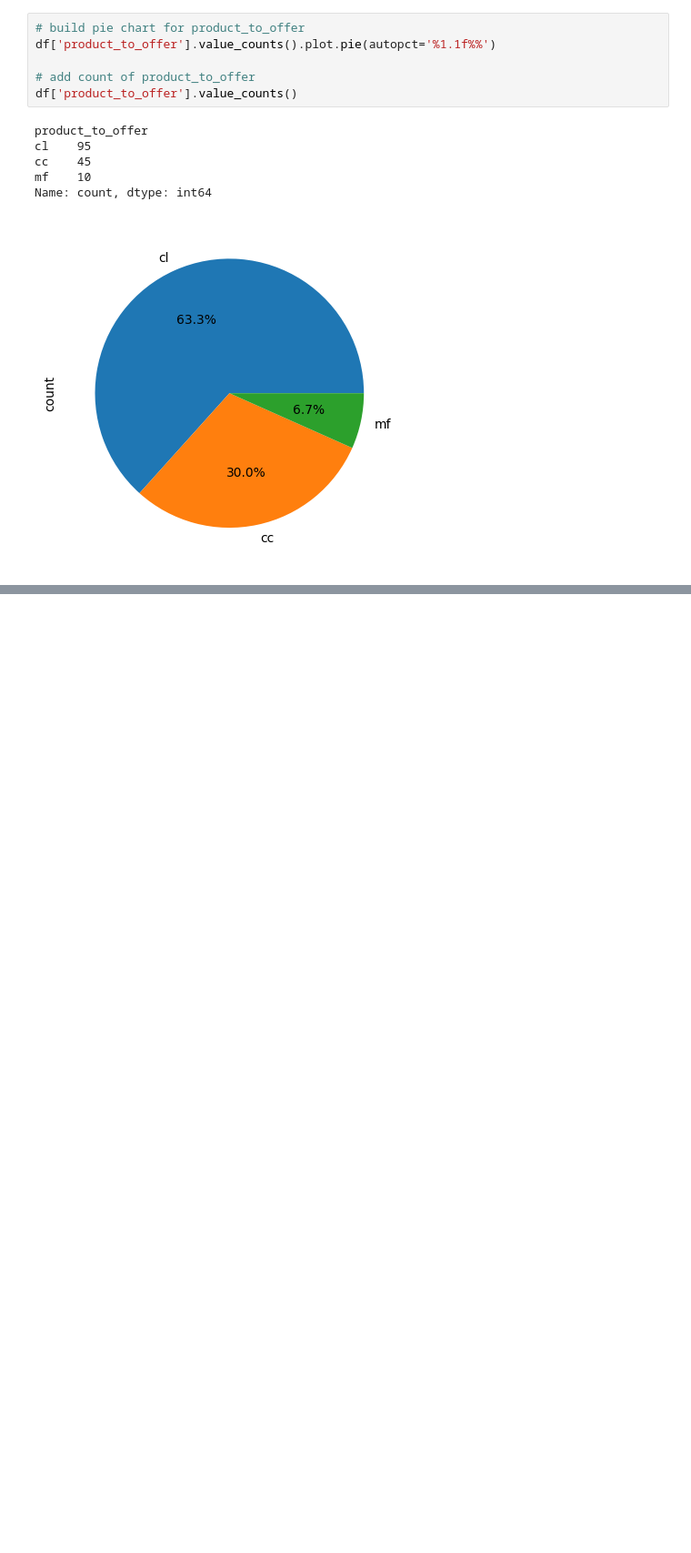
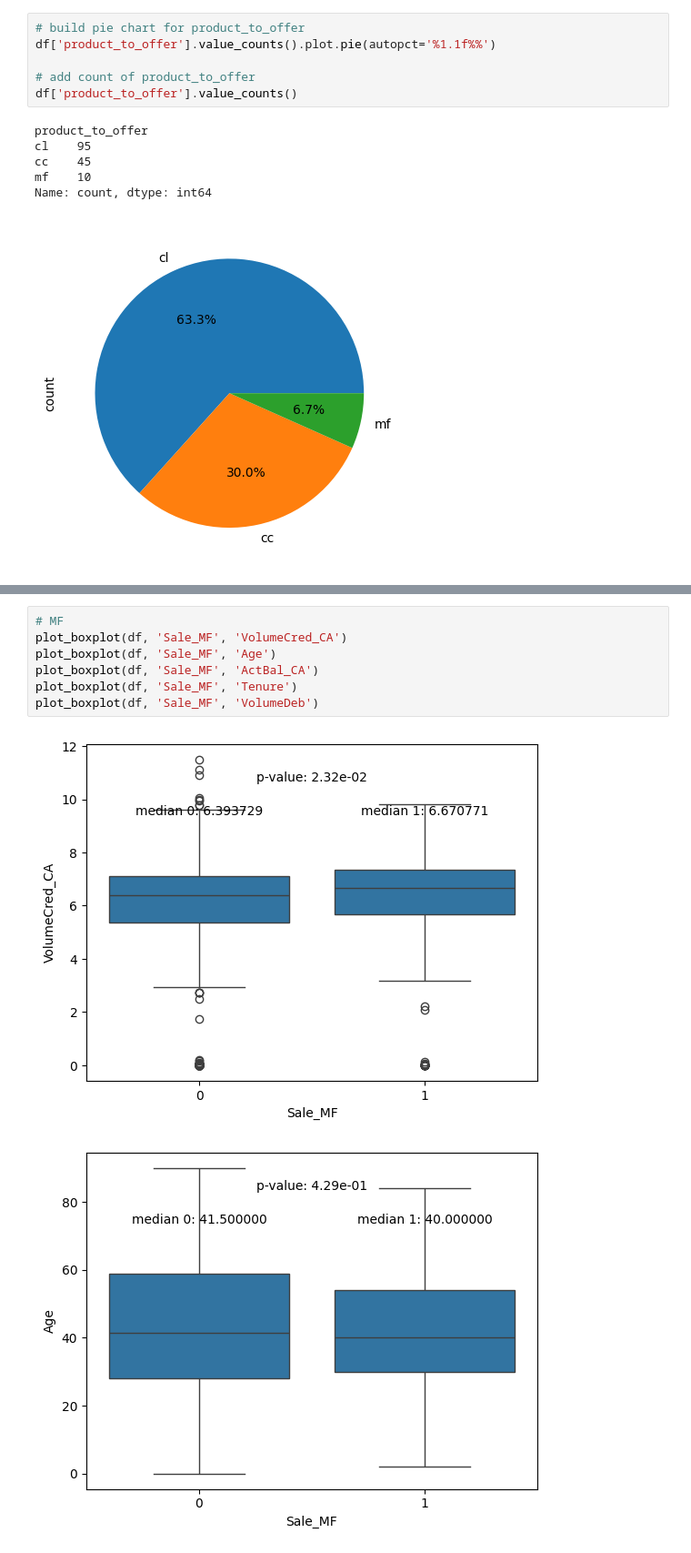
Before and after one commit to hkailee/financial-product-marketing-optimization, a Jupyter notebook: notebooks/01-slides-preparation.ipynb, the cells around one changed output, grey strips where cells are left out. Shown: that part at 91% size. Cells and saved outputs as stored; diff of their text form; blank space fills up the shorter version.

```diff
--- a/notebooks/01-slides-preparation.ipynb
+++ b/notebooks/01-slides-preparation.ipynb
@@ -125,0 +180,10 @@ Name: count, dtype: int64
+# %%
+# MF
+plot_boxplot(df, 'Sale_MF', 'VolumeCred_CA')
+plot_boxplot(df, 'Sale_MF', 'Age')
+plot_boxplot(df, 'Sale_MF', 'ActBal_CA')
+plot_boxplot(df, 'Sale_MF', 'Tenure')
+plot_boxplot(df, 'Sale_MF', 'VolumeDeb')
+# %% [output]
+[figure, added]
+[figure, added]
```
Also changed, not shown: parts of 5 cells of this notebook, 2 other files.
